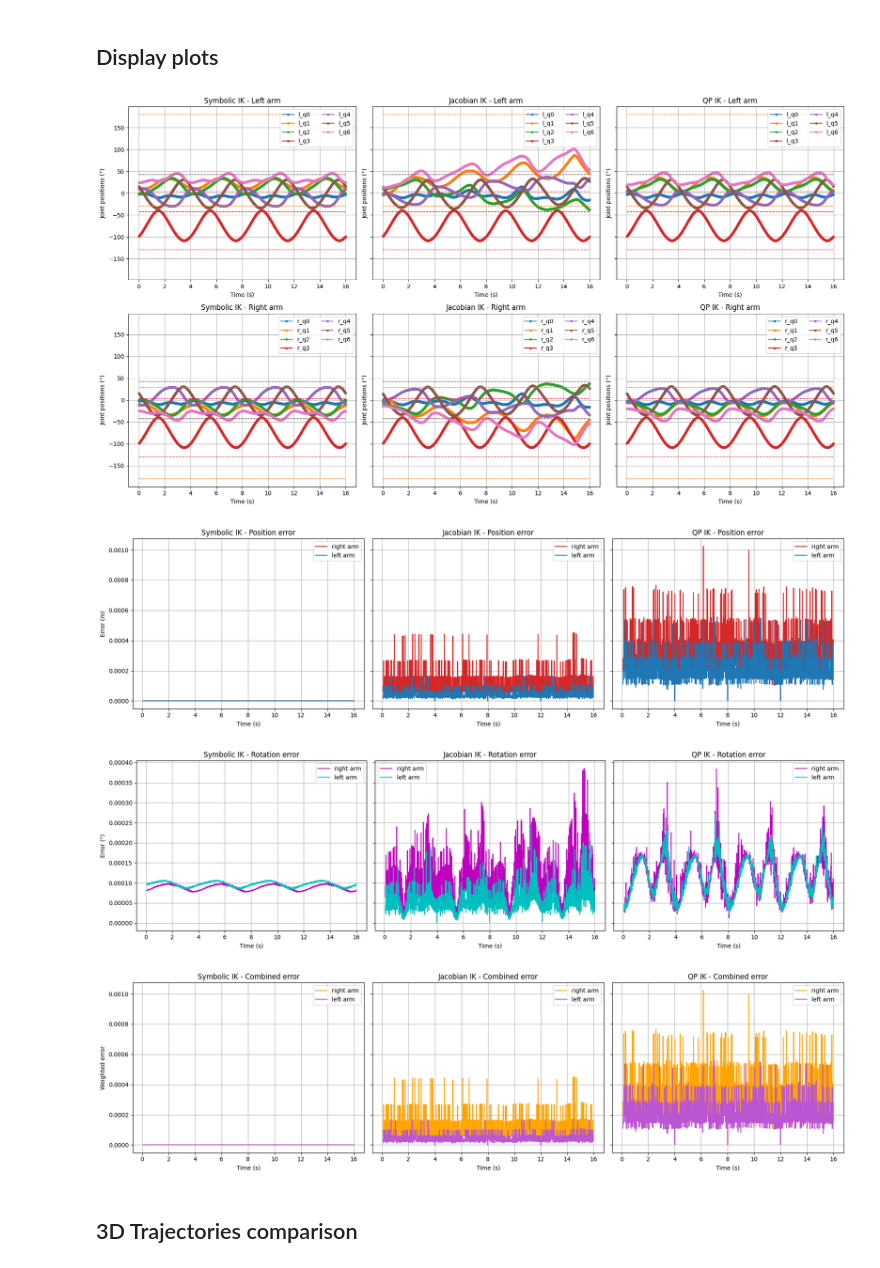
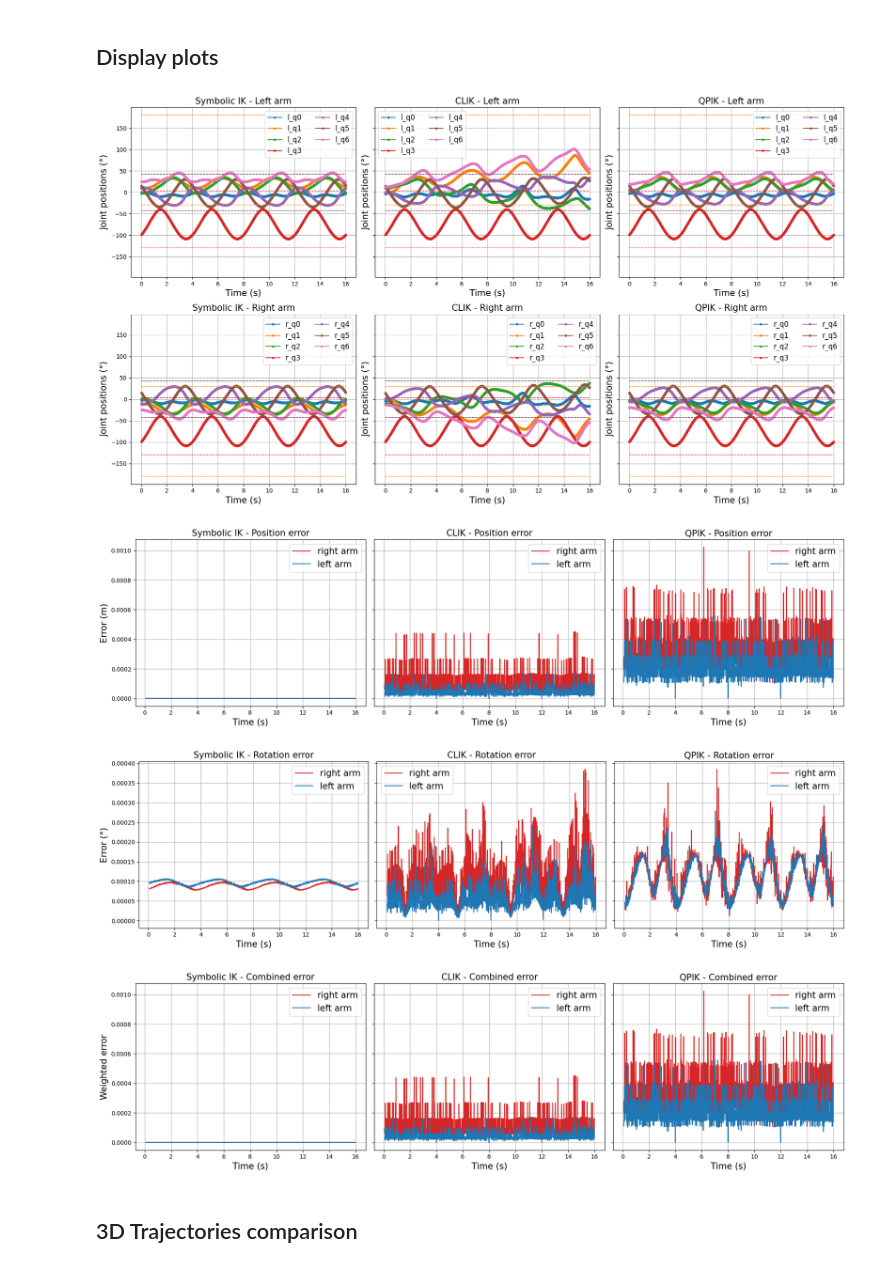
Before and after one commit to pollen-robotics/reachy2_qpik, a Jupyter notebook: src/example/metrics_eval.ipynb, the cells around one changed output. Drawn from its saved outputs; the diff is of its cells as text; code cells hidden in the pictures.

```diff
--- a/src/example/metrics_eval.ipynb
+++ b/src/example/metrics_eval.ipynb
@@ -225,7 +225,7 @@ display(df_num.head(3))
 # %% [markdown]
 ## Display plots
 # %%
-dfs = [(df_sym, "Symbolic IK"), (df_num, "Jacobian IK"), (df_qp, "QP IK")]
+dfs = [(df_sym, "Symbolic IK"), (df_num, "CLIK"), (df_qp, "QPIK")]
 l_cols = [f"l_q{i}" for i in range(7)]
 r_cols = [f"r_q{i}" for i in range(7)]
 
@@ -253,19 +253,19 @@ fig, axes = plt.subplots(2, 3, figsize=(18, 10), sharey="row")
 for idx, (df, title) in enumerate(dfs):
     for j, col in enumerate(l_cols):
         axes[0, idx].plot(df["time"], df[col], marker=".", label=col, color=colors[j])
-    axes[0, idx].set_title(f"{title} - Left arm")
-    axes[0, idx].set_xlabel("Time (s)")
-    axes[0, idx].set_ylabel("Joint positions (°)")
+    axes[0, idx].set_title(f"{title} - Left arm", fontsize=15)
+    axes[0, idx].set_xlabel("Time (s)", fontsize=15)
+    axes[0, idx].set_ylabel("Joint positions (°)", fontsize=15)
     axes[0, idx].grid(True)
-    axes[0, idx].legend(ncol=2)
+    axes[0, idx].legend(ncol=2, fontsize=12)
 
     for j, col in enumerate(r_cols):
         axes[1, idx].plot(df["time"], df[col], marker=".", label=col, color=colors[j])
-    axes[1, idx].set_title(f"{title} - Right arm")
-    axes[1, idx].set_xlabel("Time (s)")
-    axes[1, idx].set_ylabel("Joint positions (°)")
+    axes[1, idx].set_title(f"{title} - Right arm", fontsize=15)
+    axes[1, idx].set_xlabel("Time (s)", fontsize=15)
+    axes[1, idx].set_ylabel("Joint positions (°)", fontsize=15)
     axes[1, idx].grid(True)
-    axes[1, idx].legend(ncol=2)
+    axes[1, idx].legend(ncol=2, fontsize=12)
 
     vals = []
     for j, col in enumerate(l_cols):
@@ -307,53 +307,53 @@ for idx, (df, title) in enumerate(dfs):
         axes[1, idx].plot(t, np.full_like(t, q_max_r_deg[j]), linestyle="--", linewidth=1, color=col_color, label="_nolegend_")
 
 fig.tight_layout()
 plt.show()
 
 fig, axes = plt.subplots(1, 3, figsize=(18, 5), sharey=True)
 for idx, (df, title) in enumerate(dfs):
     axes[idx].plot(df["time"][time_slice], df["r_pos_err"][time_slice], label="right arm", color="tab:red")
     axes[idx].plot(df["time"][time_slice], df["l_pos_err"][time_slice], label="left arm", color="tab:blue")
-    axes[idx].set_title(f"{title} - Position error")
-    axes[idx].set_xlabel("Time (s)")
+    axes[idx].set_title(f"{title} - Position error", fontsize=15)
+    axes[idx].set_xlabel("Time (s)", fontsize=15)
     if idx == 0:
-        axes[idx].set_ylabel("Error (m)")
-    axes[idx].legend()
+        axes[idx].set_ylabel("Error (m)", fontsize=15)
+    axes[idx].legend(fontsize=15)
     axes[idx].grid(True)
 fig.tight_layout()
 plt.show()
 
 fig, axes = plt.subplots(1, 3, figsize=(18, 5), sharey=True)
 for idx, (df, title) in enumerate(dfs):
-    axes[idx].plot(df["time"][time_slice], np.rad2deg(df["r_rot_err"][time_slice]), label="right arm", color="m")
-    axes[idx].plot(df["time"][time_slice], np.rad2deg(df["l_rot_err"][time_slice]), label="left arm", color="c")
-    axes[idx].set_title(f"{title} - Rotation error")
-    axes[idx].set_xlabel("Time (s)")
+    axes[idx].plot(df["time"][time_slice], np.rad2deg(df["r_rot_err"][time_slice]), label="right arm", color="tab:red")
+    axes[idx].plot(df["time"][time_slice], np.rad2deg(df["l_rot_err"][time_slice]), label="left arm", color="tab:blue")
+    axes[idx].set_title(f"{title} - Rotation error", fontsize=15)
+    axes[idx].set_xlabel("Time (s)", fontsize=15)
     if idx == 0:
-        axes[idx].set_ylabel("Error (°)")
-    axes[idx].legend()
+        axes[idx].set_ylabel("Error (°)", fontsize=15)
+    axes[idx].legend(fontsize=15)
     axes[idx].grid(True)
 fig.tight_layout()
 plt.show()
 
 fig, axes = plt.subplots(1, 3, figsize=(18, 5), sharey=True)
 for idx, (df, title) in enumerate(dfs):
     comb_l = np.sqrt(df["l_pos_err"] ** 2 + (lambda_theta * df["l_rot_err"] ** 2))
     comb_r = np.sqrt(df["r_pos_err"] ** 2 + (lambda_theta * df["r_rot_err"] ** 2))
-    axes[idx].plot(df["time"][time_slice], comb_r[time_slice], label="right arm", color="orange")
-    axes[idx].plot(df["time"][time_slice], comb_l[time_slice], label="left arm", color="mediumorchid")
-    axes[idx].set_title(f"{title} - Combined error")
-    axes[idx].set_xlabel("Time (s)")
+    axes[idx].plot(df["time"][time_slice], comb_r[time_slice], label="right arm", color="tab:red")
+    axes[idx].plot(df["time"][time_slice], comb_l[time_slice], label="left arm", color="tab:blue")
+    axes[idx].set_title(f"{title} - Combined error", fontsize=15)
+    axes[idx].set_xlabel("Time (s)", fontsize=15)
     if idx == 0:
-        axes[idx].set_ylabel("Weighted error")
-    axes[idx].legend()
+        axes[idx].set_ylabel("Weighted error", fontsize=15)
+    axes[idx].legend(fontsize=15)
     axes[idx].grid(True)
 fig.tight_layout()
 plt.show()
 # %% [output]
-[figure, old version]
+[figure, new version]
-[figure, old version]
+[figure, new version]
-[figure, old version]
+[figure, new version]
-[figure, old version]
+[figure, new version]
 # %% [markdown]
 ## 3D Trajectories comparison
 # %%
```
Also changed, not shown: parts of 1 cell of this notebook, 26 other files.
